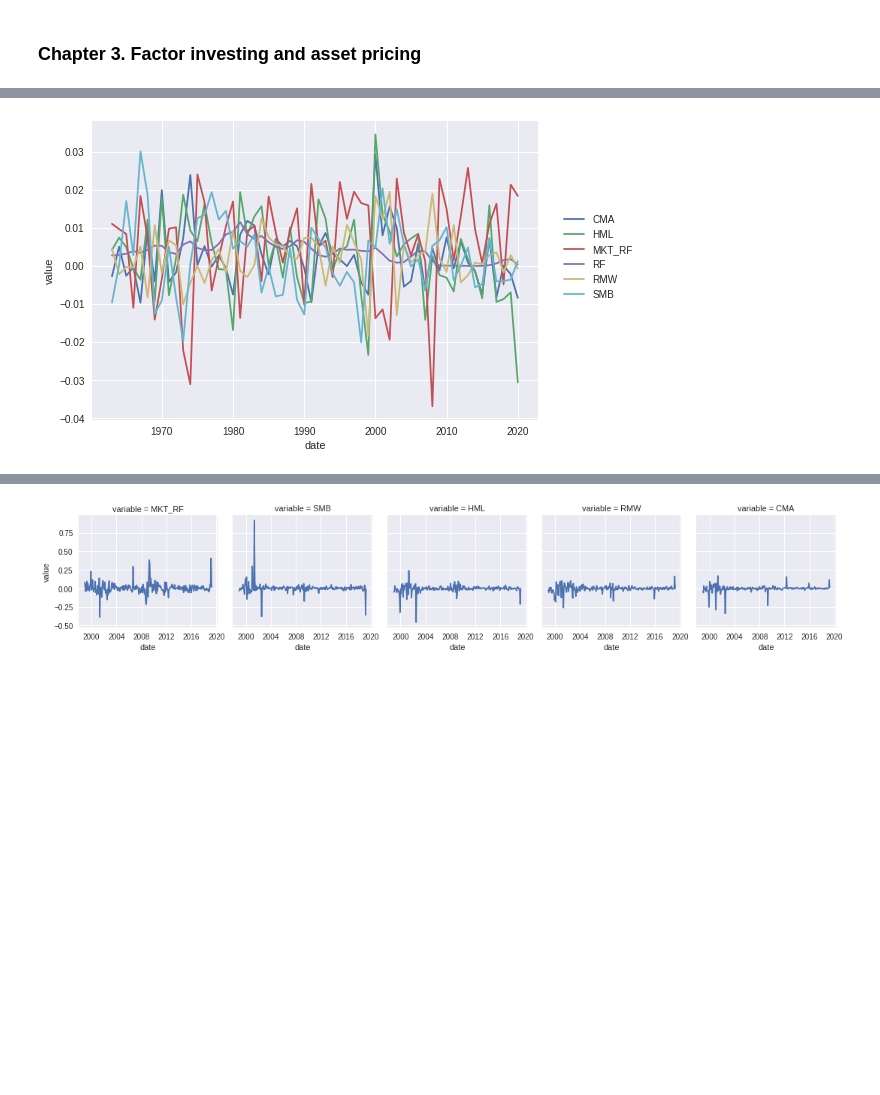
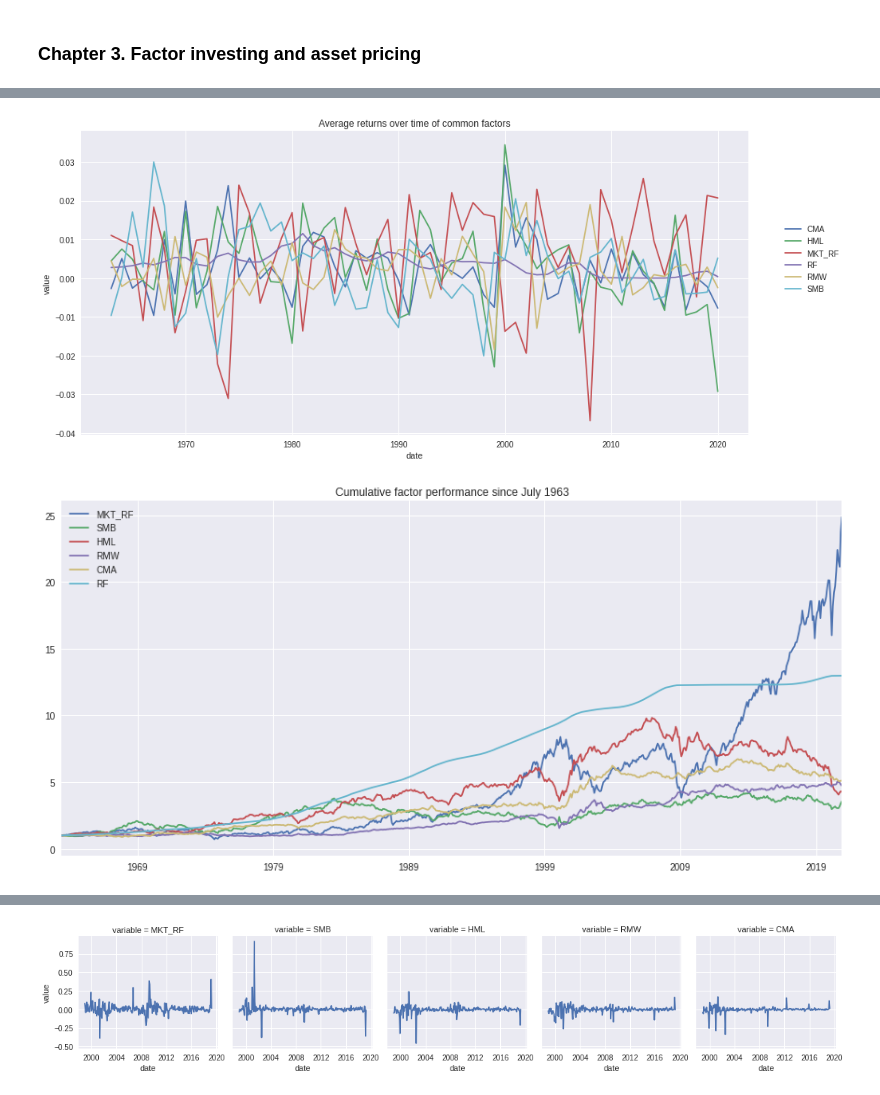
Before and after one commit to viniesposito/py-mlfactor, a Jupyter notebook: py_mlfactor.ipynb, the cells around one changed output, grey strips where cells are left out. Saved outputs shown, nothing was run; the diff lists cells and outputs as text; code cells hidden in the pictures; blank space fills up the shorter version.

```diff
--- a/py_mlfactor.ipynb
+++ b/py_mlfactor.ipynb
@@ -131,5 +153,37 @@ temp_factors = temp_factors.groupby(['date','variable']).mean().reset_index()
 
 plt = sns.lineplot(x='date',y='value',hue='variable', data = temp_factors);
 plt.legend(bbox_to_anchor=(1.05, 0.7), loc=2, borderaxespad=0.);
+plt.set_title('Average returns over time of common factors');
+# replicating this from the book for completeness only, but i think it's a pretty messy chart
+# it's hard to take much insight from it
 # %% [output]
-[figure, old version]
+[figure, new version]
+# %%
+# let's see how factors cumulative performance over time
+# but wrap that in a function that allows you to choose the start period (as that influences cumulative performance a lot)
+
+def plot_cumulative_performance(df, start_date = None):
+
+  # this function will plot cumulative performance for any wide dataframe of returns (e.g. index is date, columns are assets/factor)
+  # optional: you can pass the start date in %m/%d/%y format e.g. '1/1/1995', '12/15/2000'
+  # if you don't pass a start date, it will use the whole sample
+
+  cumul_returns = (1+df.set_index('date')).cumprod()
+
+  if start_date is None:
+    start_date = cumul_returns.index.min()
+  else:
+    start_date = datetime.strptime(start_date, '%m/%d/%Y')
+    cumul_returns = cumul_returns.loc[cumul_returns.index >= start_date]
+
+  first_line = pd.DataFrame([[1. for col in cumul_returns.columns]],
+                            columns = cumul_returns.columns,
+                            index = [start_date - relativedelta(months=1)])
+
+  cumul_returns = pd.concat([first_line,cumul_returns])
+
+  return cumul_returns.plot(title = f'Cumulative factor performance since {start_date.strftime("%B %Y")}')
+
+plot_cumulative_factor_performance(ff_factors);
+# %% [output]
+[figure, added]
```
Also changed, not shown: parts of 21 cells of this notebook.
